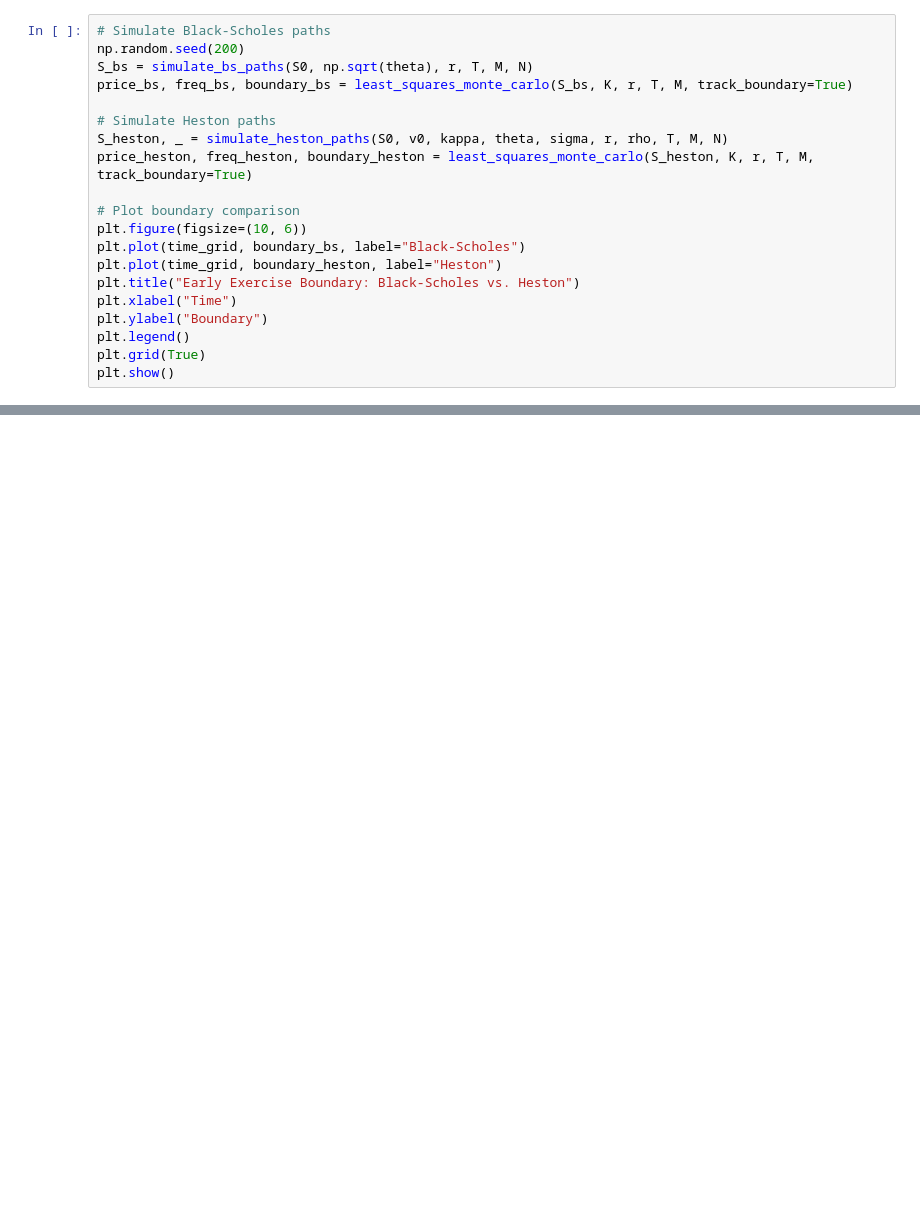
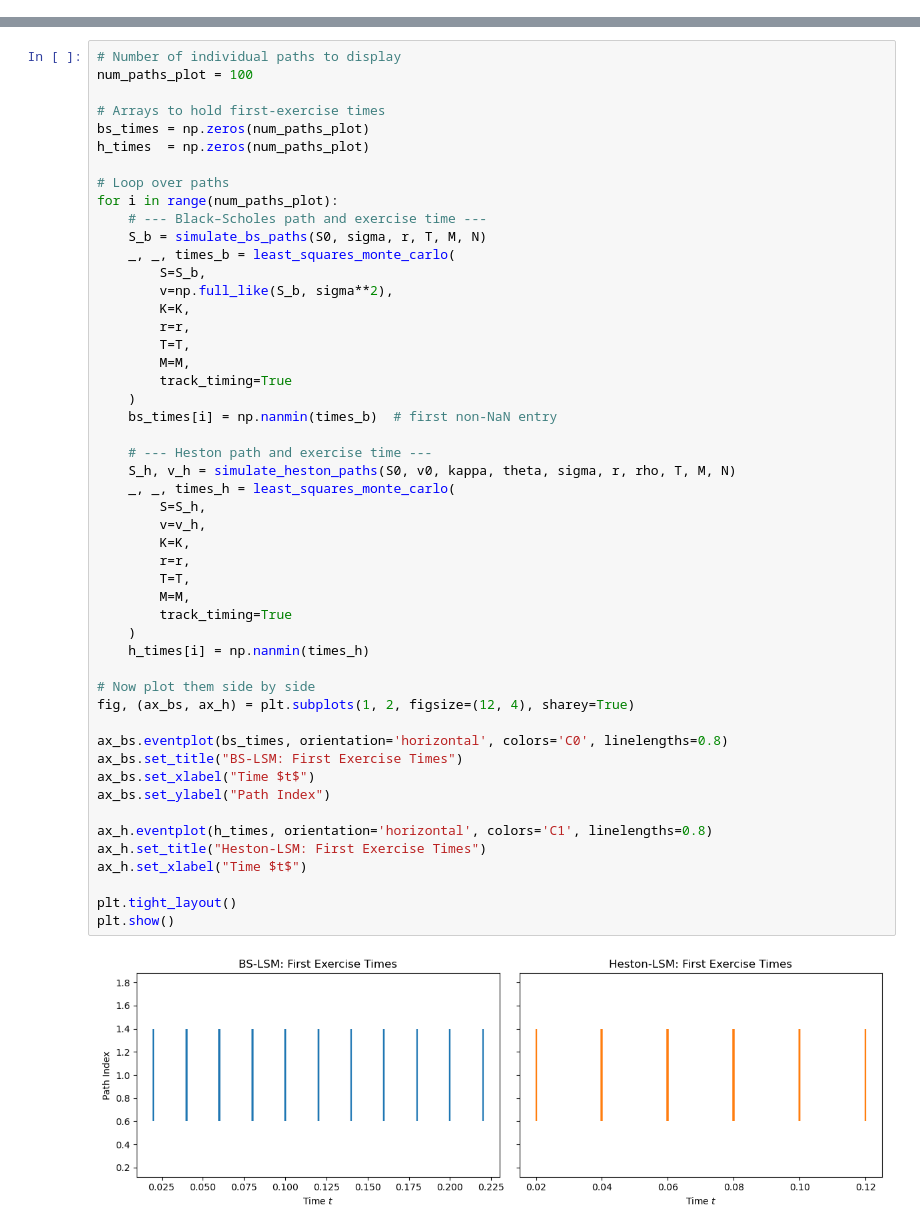
Before and after one commit to jhvander/Uni, a Jupyter notebook: 10. Sem/AF/Code/Heston.ipynb, the cells around one changed output, grey strips where cells are left out. Cells and saved outputs as stored; diff of their text form; blank space fills up the shorter version.

```diff
--- a/10. Sem/AF/Code/Heston.ipynb
+++ b/10. Sem/AF/Code/Heston.ipynb
@@ -126,20 +10,0 @@ plt.show()
-# %%
-# Simulate Black-Scholes paths
-np.random.seed(200)
-S_bs = simulate_bs_paths(S0, np.sqrt(theta), r, T, M, N)
-price_bs, freq_bs, boundary_bs = least_squares_monte_carlo(S_bs, K, r, T, M, track_boundary=True)
-
-# Simulate Heston paths
-S_heston, _ = simulate_heston_paths(S0, v0, kappa, theta, sigma, r, rho, T, M, N)
-price_heston, freq_heston, boundary_heston = least_squares_monte_carlo(S_heston, K, r, T, M, track_boundary=True)
-
-# Plot boundary comparison
-plt.figure(figsize=(10, 6))
-plt.plot(time_grid, boundary_bs, label="Black-Scholes")
-plt.plot(time_grid, boundary_heston, label="Heston")
-plt.title("Early Exercise Boundary: Black-Scholes vs. Heston")
-plt.xlabel("Time")
-plt.ylabel("Boundary")
-plt.legend()
-plt.grid(True)
-plt.show()
@@ -145,0 +366,52 @@ plt.show()
+# %%
+# Number of individual paths to display
+num_paths_plot = 100
+
+# Arrays to hold first‐exercise times
+bs_times = np.zeros(num_paths_plot)
+h_times  = np.zeros(num_paths_plot)
+
+# Loop over paths
+for i in range(num_paths_plot):
+    # --- Black–Scholes path and exercise time ---
+    S_b = simulate_bs_paths(S0, sigma, r, T, M, N)
+    _, _, times_b = least_squares_monte_carlo(
+        S=S_b,
+        v=np.full_like(S_b, sigma**2),
+        K=K,
+        r=r,
+        T=T,
+        M=M,
+        track_timing=True
+    )
+    bs_times[i] = np.nanmin(times_b)  # first non‐NaN entry
+
+    # --- Heston path and exercise time ---
+    S_h, v_h = simulate_heston_paths(S0, v0, kappa, theta, sigma, r, rho, T, M, N)
+    _, _, times_h = least_squares_monte_carlo(
+        S=S_h,
+        v=v_h,
+        K=K,
+        r=r,
+        T=T,
+        M=M,
+        track_timing=True
+    )
+    h_times[i] = np.nanmin(times_h)
+
+# Now plot them side by side
+fig, (ax_bs, ax_h) = plt.subplots(1, 2, figsize=(12, 4), sharey=True)
+
+ax_bs.eventplot(bs_times, orientation='horizontal', colors='C0', linelengths=0.8)
+ax_bs.set_title("BS‐LSM: First Exercise Times")
+ax_bs.set_xlabel("Time $t$")
+ax_bs.set_ylabel("Path Index")
+
+ax_h.eventplot(h_times, orientation='horizontal', colors='C1', linelengths=0.8)
+ax_h.set_title("Heston‐LSM: First Exercise Times")
+ax_h.set_xlabel("Time $t$")
+
+plt.tight_layout()
+plt.show()
+# %% [output]
+[figure, added]
```
Also changed, not shown: parts of 7 cells of this notebook, 1 other file.
